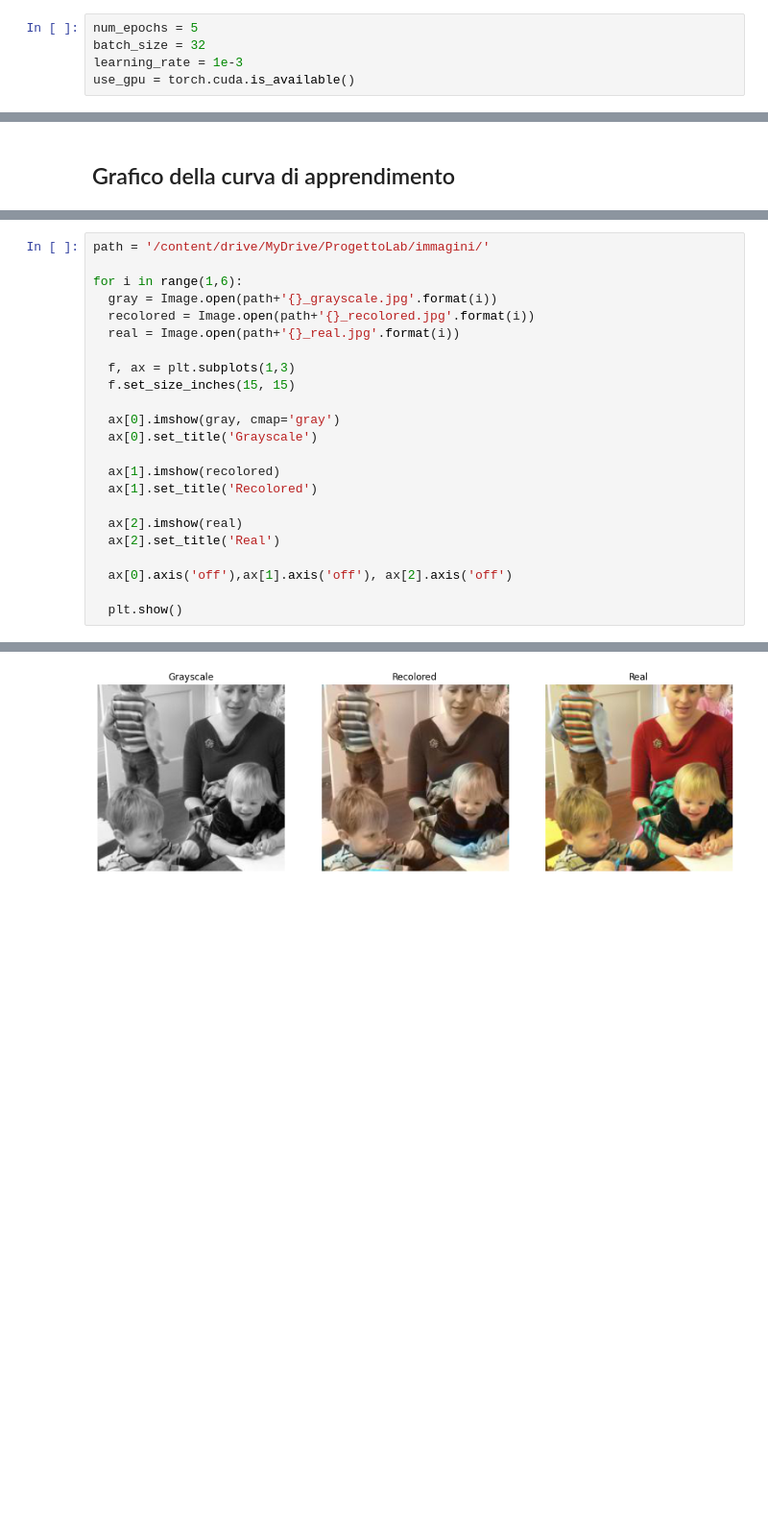
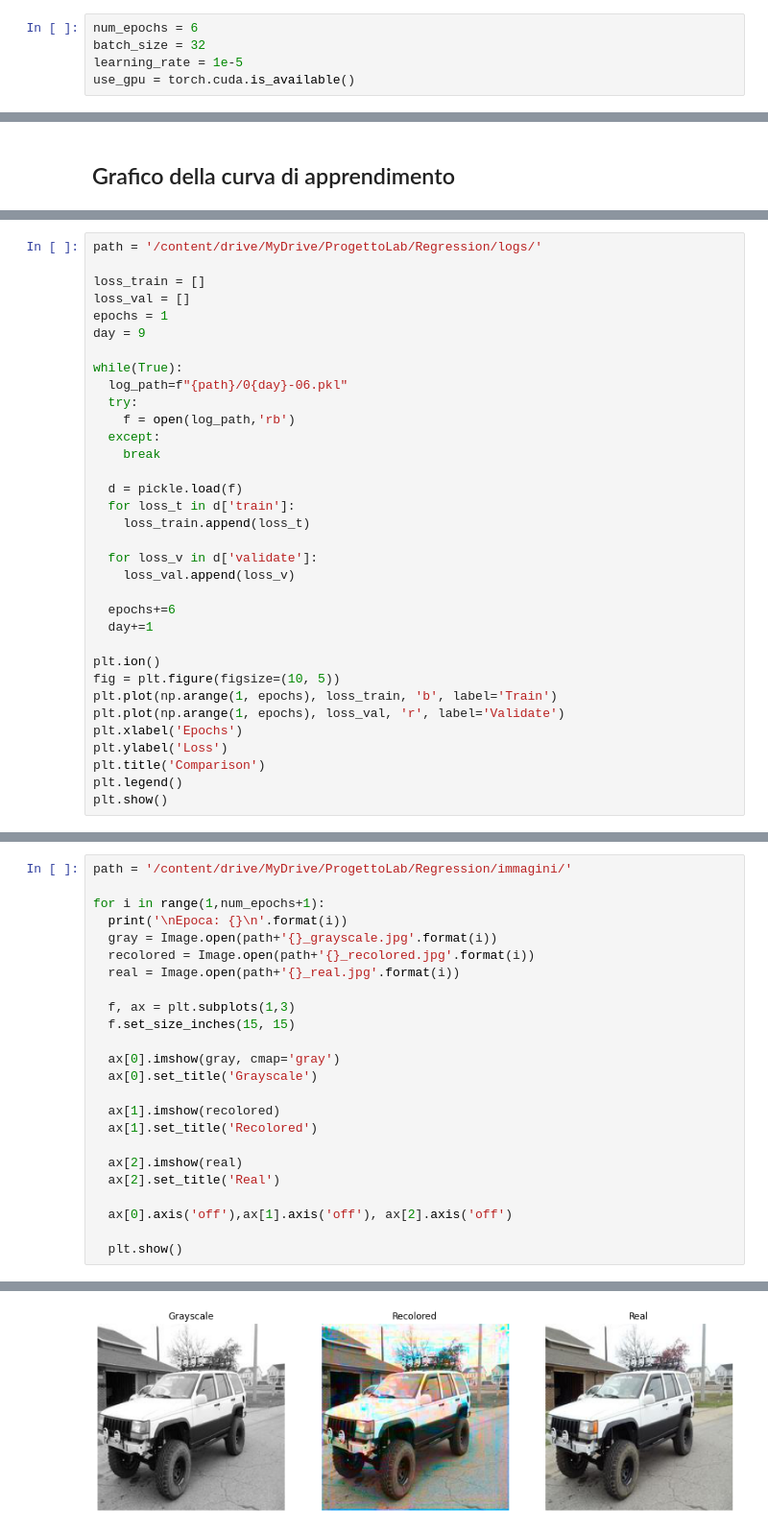
Before and after one commit to ElenaBianchini/ColoringGrayscaleImages, a Jupyter notebook: ProgettoLabIA.ipynb, the cells around one changed output, grey strips where cells are left out. Shown at 96% size. Saved outputs shown, nothing was run; the diff lists cells and outputs as text; blank space fills up the shorter version.

```diff
--- a/ProgettoLabIA.ipynb
+++ b/ProgettoLabIA.ipynb
@@ -26,9 +30,9 @@ from PIL import Image
 # %% [markdown]
 # Impostazione dei parametri
 # %%
-num_epochs = 5
+num_epochs = 6
 batch_size = 32
-learning_rate = 1e-3
+learning_rate = 1e-5
 use_gpu = torch.cuda.is_available()
 # %%
 if use_gpu:
@@ -343,0 +484,34 @@ print(val_loss_avg)
+# %%
+path = '/content/drive/MyDrive/ProgettoLab/Regression/logs/'
+
+loss_train = []
+loss_val = []
+epochs = 1
+day = 9
+
+while(True):
+  log_path=f"{path}/0{day}-06.pkl"
+  try:
+    f = open(log_path,'rb')
+  except:
+    break
+
+  d = pickle.load(f)
+  for loss_t in d['train']:
+    loss_train.append(loss_t)
+
+  for loss_v in d['validate']:
+    loss_val.append(loss_v)
+
+  epochs+=6
+  day+=1
+
+plt.ion()
+fig = plt.figure(figsize=(10, 5))
+plt.plot(np.arange(1, epochs), loss_train, 'b', label='Train')
+plt.plot(np.arange(1, epochs), loss_val, 'r', label='Validate')
+plt.xlabel('Epochs')
+plt.ylabel('Loss')
+plt.title('Comparison')
+plt.legend()
+plt.show()
@@ -344,7 +522,8 @@ print(val_loss_avg)
 # %%
-path = '/content/drive/MyDrive/ProgettoLab/immagini/'
+path = '/content/drive/MyDrive/ProgettoLab/Regression/immagini/'
 
-for i in range(1,6):
+for i in range(1,num_epochs+1):
+  print('\nEpoca: {}\n'.format(i))
   gray = Image.open(path+'{}_grayscale.jpg'.format(i))
   recolored = Image.open(path+'{}_recolored.jpg'.format(i))
   real = Image.open(path+'{}_real.jpg'.format(i))
@@ -371 +554 @@ for i in range(1,6):
-[figure, old version]
+[figure, new version]
```
Also changed, not shown: parts of 36 cells of this notebook.
